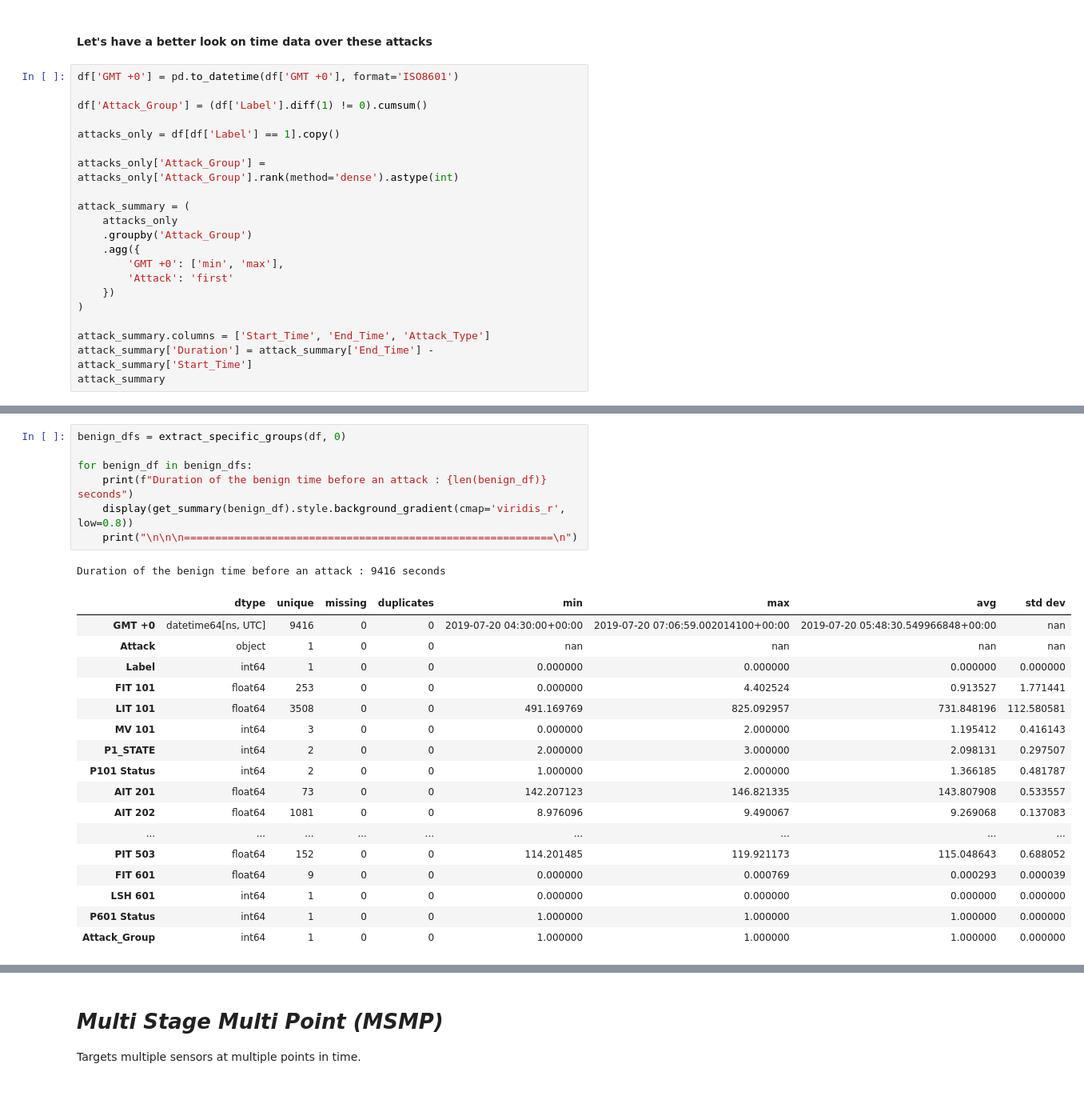
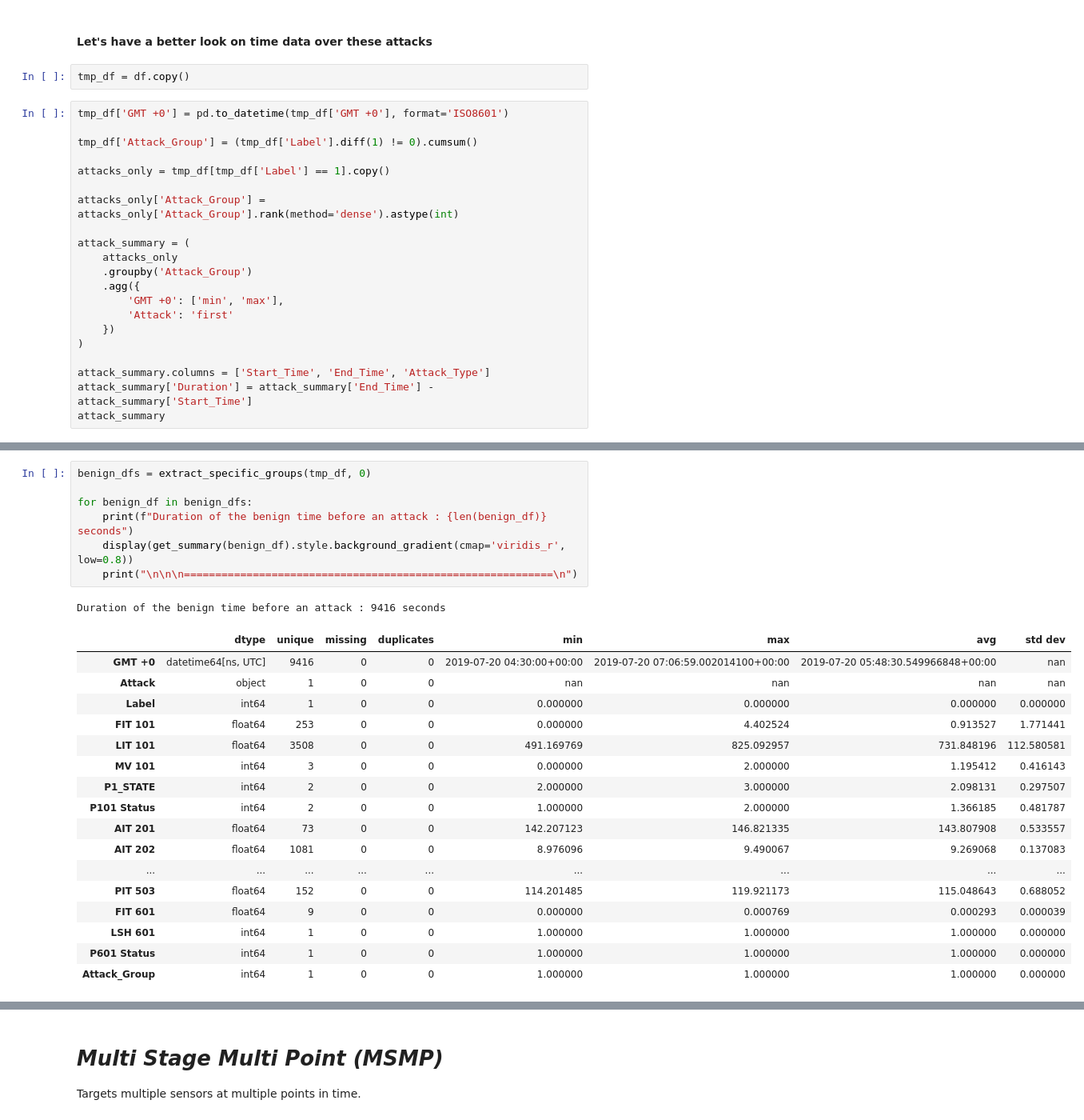
Before and after one commit to ClovisDyArx/cyberml_projet, a Jupyter notebook: dataset2_subject1_new_dataset.ipynb, the cells around one changed output, grey strips where cells are left out. Shown at 80% size. Drawn from its saved outputs; the diff is of its cells as text; blank space fills up the shorter version.

```diff
--- a/dataset2_subject1_new_dataset.ipynb
+++ b/dataset2_subject1_new_dataset.ipynb
@@ -230,12 +237,14 @@ print(f"Number of benign groups: {benign_count}")
 Number of benign groups: 6
 # %% [markdown]
 #### Let's have a better look on time data over these attacks
+# %%
+tmp_df = df.copy()
 # %%
-df['GMT +0'] = pd.to_datetime(df['GMT +0'], format='ISO8601')
+tmp_df['GMT +0'] = pd.to_datetime(tmp_df['GMT +0'], format='ISO8601')
 
-df['Attack_Group'] = (df['Label'].diff(1) != 0).cumsum()
+tmp_df['Attack_Group'] = (tmp_df['Label'].diff(1) != 0).cumsum()
 
-attacks_only = df[df['Label'] == 1].copy()
+attacks_only = tmp_df[tmp_df['Label'] == 1].copy()
 
 attacks_only['Attack_Group'] = attacks_only['Attack_Group'].rank(method='dense').astype(int)
 
@@ -407,29 +416,29 @@ Attack type : Switch_off
 | Attack_Group | int64 | 1 | 0 | 0 | 12.000000 | 12.000000 | 12.000000 | 0.000000 |
 ===========================================================
 # %%
-benign_dfs = extract_specific_groups(df, 0)
+benign_dfs = extract_specific_groups(tmp_df, 0)
 
 for benign_df in benign_dfs:
     print(f"Duration of the benign time before an attack : {len(benign_df)} seconds")
     display(get_summary(benign_df).style.background_gradient(cmap='viridis_r', low=0.8))
     print("\n\n\n===========================================================\n")
 # %% [output]
 Duration of the benign time before an attack : 9416 seconds
 |  | dtype | unique | missing | duplicates | min | max | avg | std dev |
 | GMT +0 | datetime64[ns, UTC] | 9416 | 0 | 0 | 2019-07-20 04:30:00+00:00 | 2019-07-20 07:06:59.002014100+00:00 | 2019-07-20 05:48:30.549966848+00:00 | nan |
 | Attack | object | 1 | 0 | 0 | nan | nan | nan | nan |
 | Label | int64 | 1 | 0 | 0 | 0.000000 | 0.000000 | 0.000000 | 0.000000 |
 | FIT 101 | float64 | 253 | 0 | 0 | 0.000000 | 4.402524 | 0.913527 | 1.771441 |
 | LIT 101 | float64 | 3508 | 0 | 0 | 491.169769 | 825.092957 | 731.848196 | 112.580581 |
 | MV 101 | int64 | 3 | 0 | 0 | 0.000000 | 2.000000 | 1.195412 | 0.416143 |
 | P1_STATE | int64 | 2 | 0 | 0 | 2.000000 | 3.000000 | 2.098131 | 0.297507 |
 | P101 Status | int64 | 2 | 0 | 0 | 1.000000 | 2.000000 | 1.366185 | 0.481787 |
 | AIT 201 | float64 | 73 | 0 | 0 | 142.207123 | 146.821335 | 143.807908 | 0.533557 |
 | AIT 202 | float64 | 1081 | 0 | 0 | 8.976096 | 9.490067 | 9.269068 | 0.137083 |
 | ... | ... | ... | ... | ... | ... | ... | ... | ... |
 | PIT 503 | float64 | 152 | 0 | 0 | 114.201485 | 119.921173 | 115.048643 | 0.688052 |
 | FIT 601 | float64 | 9 | 0 | 0 | 0.000000 | 0.000769 | 0.000293 | 0.000039 |
-| LSH 601 | int64 | 1 | 0 | 0 | 0.000000 | 0.000000 | 0.000000 | 0.000000 |
+| LSH 601 | int64 | 1 | 0 | 0 | 1.000000 | 1.000000 | 1.000000 | 0.000000 |
 | P601 Status | int64 | 1 | 0 | 0 | 1.000000 | 1.000000 | 1.000000 | 0.000000 |
 | Attack_Group | int64 | 1 | 0 | 0 | 1.000000 | 1.000000 | 1.000000 | 0.000000 |
 ===========================================================
```
Also changed, not shown: parts of 31 cells of this notebook.
